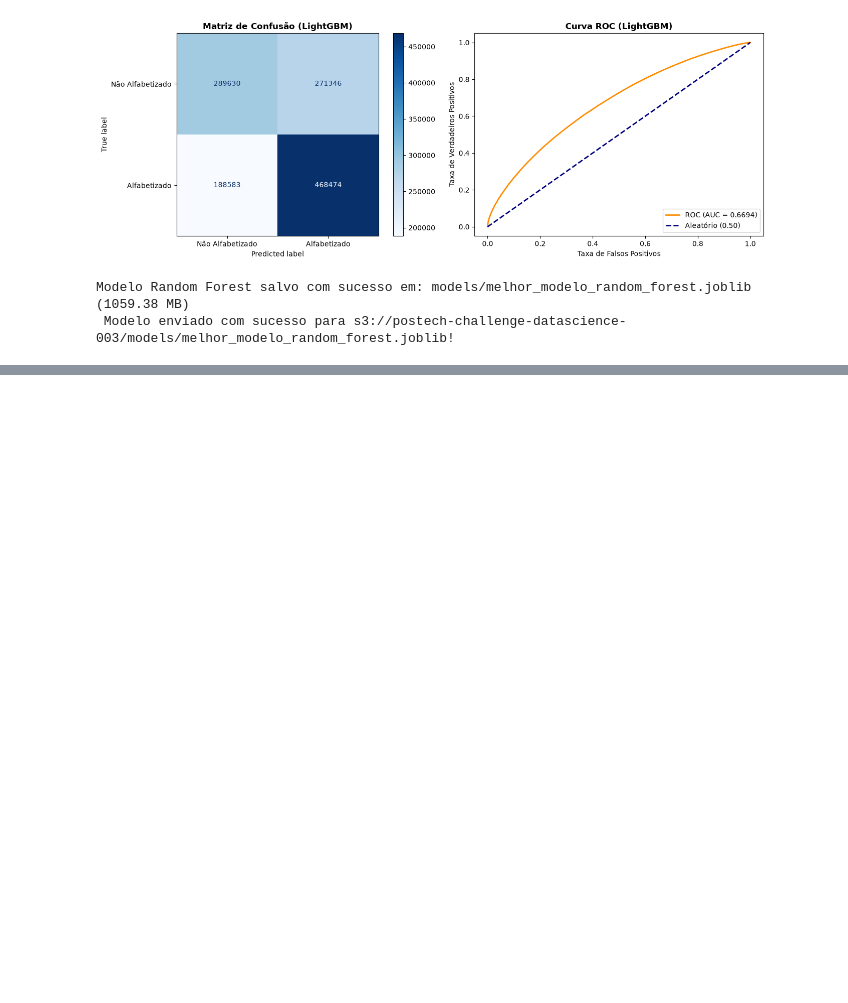
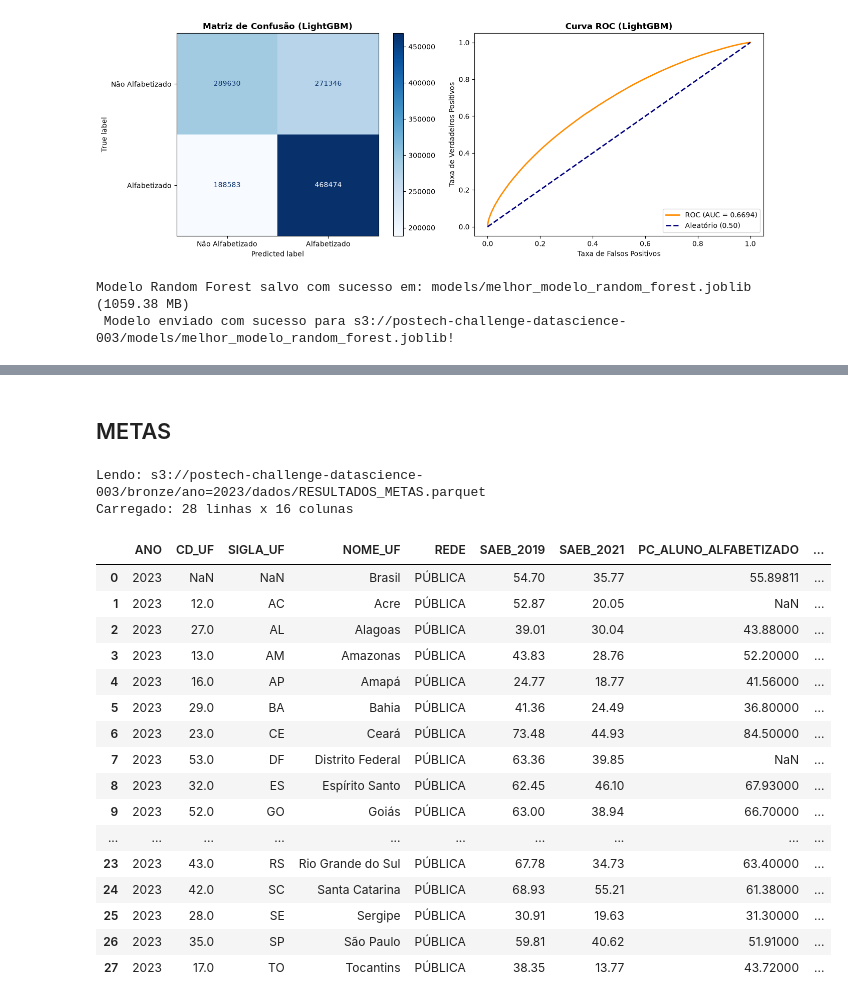
Before and after one commit to LucasRuizMartins/fiap_tech_challenge_03, a Jupyter notebook: notebooks/Pipeline_testeCi.ipynb, the cells around one changed output, grey strips where cells are left out. Drawn from its saved outputs; the diff is of its cells as text; code cells hidden in the pictures; blank space fills up the shorter version.

```diff
--- a/notebooks/Pipeline_testeCi.ipynb
+++ b/notebooks/Pipeline_testeCi.ipynb
@@ -898,0 +1470,25 @@ Modelo Random Forest salvo com sucesso em: models/melhor_modelo_random_forest.jo
+# %% [markdown]
+## METAS
+# %%
+df_meta              = carregar_parquet_s3(s3, BUCKET, camada="bronze", nome_tabela="ano=2023/dados/RESULTADOS_METAS"  )
+display(df_meta.head(50))
+# %% [output]
+Lendo: s3://postech-challenge-datascience-003/bronze/ano=2023/dados/RESULTADOS_METAS.parquet
+Carregado: 28 linhas x 16 colunas
+|  | ANO | CD_UF | SIGLA_UF | NOME_UF | REDE | SAEB_2019 | SAEB_2021 | PC_ALUNO_ALFABETIZADO | ... |
+| 0 | 2023 | NaN | NaN | Brasil | PÚBLICA | 54.70 | 35.77 | 55.89811 | ... |
+| 1 | 2023 | 12.0 | AC | Acre | PÚBLICA | 52.87 | 20.05 | NaN | ... |
+| 2 | 2023 | 27.0 | AL | Alagoas | PÚBLICA | 39.01 | 30.04 | 43.88000 | ... |
+| 3 | 2023 | 13.0 | AM | Amazonas | PÚBLICA | 43.83 | 28.76 | 52.20000 | ... |
+| 4 | 2023 | 16.0 | AP | Amapá | PÚBLICA | 24.77 | 18.77 | 41.56000 | ... |
+| 5 | 2023 | 29.0 | BA | Bahia | PÚBLICA | 41.36 | 24.49 | 36.80000 | ... |
+| 6 | 2023 | 23.0 | CE | Ceará | PÚBLICA | 73.48 | 44.93 | 84.50000 | ... |
+| 7 | 2023 | 53.0 | DF | Distrito Federal | PÚBLICA | 63.36 | 39.85 | NaN | ... |
+| 8 | 2023 | 32.0 | ES | Espírito Santo | PÚBLICA | 62.45 | 46.10 | 67.93000 | ... |
+| 9 | 2023 | 52.0 | GO | Goiás | PÚBLICA | 63.00 | 38.94 | 66.70000 | ... |
+| ... | ... | ... | ... | ... | ... | ... | ... | ... | ... |
+| 23 | 2023 | 43.0 | RS | Rio Grande do Sul | PÚBLICA | 67.78 | 34.73 | 63.40000 | ... |
+| 24 | 2023 | 42.0 | SC | Santa Catarina | PÚBLICA | 68.93 | 55.21 | 61.38000 | ... |
+| 25 | 2023 | 28.0 | SE | Sergipe | PÚBLICA | 30.91 | 19.63 | 31.30000 | ... |
+| 26 | 2023 | 35.0 | SP | São Paulo | PÚBLICA | 59.81 | 40.62 | 51.91000 | ... |
+| 27 | 2023 | 17.0 | TO | Tocantins | PÚBLICA | 38.35 | 13.77 | 43.72000 | ... |
```
Also changed, not shown: parts of 132 cells of this notebook.
